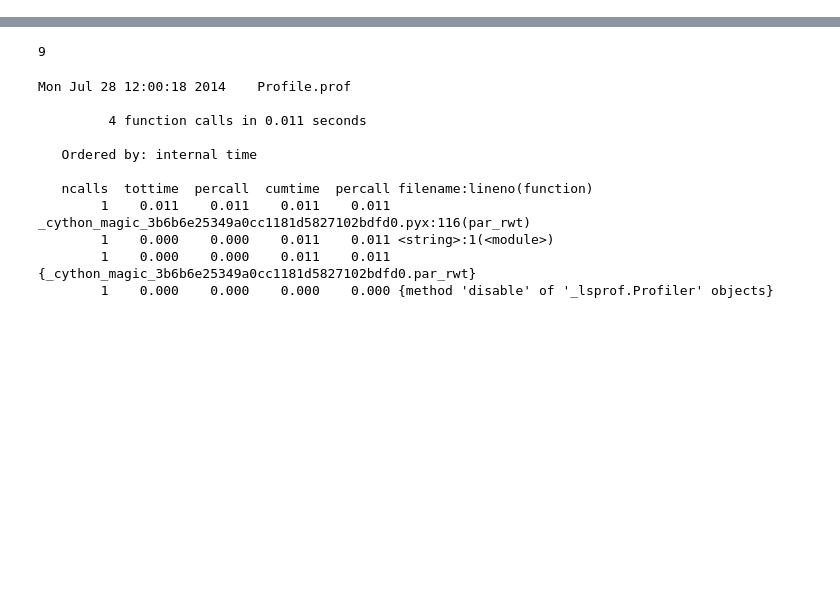
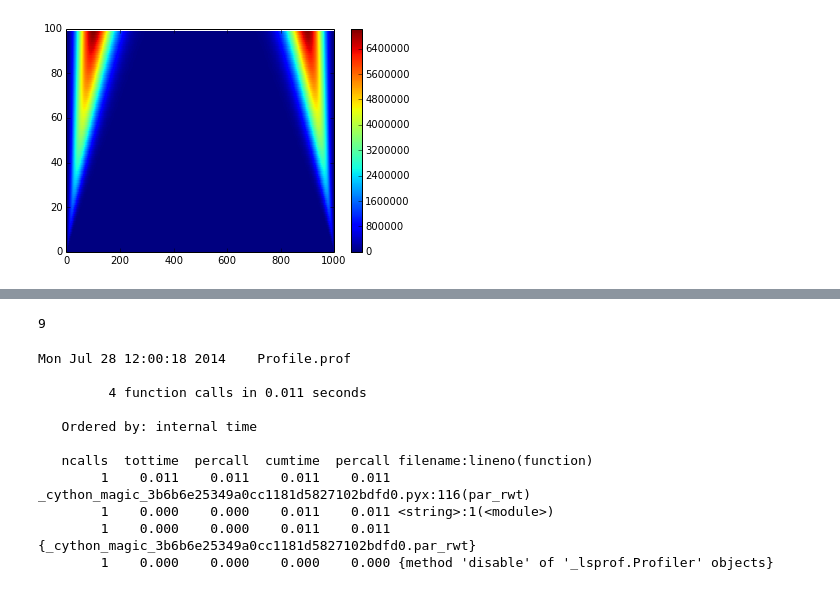
Before and after one commit to buckie/wtmm-python, a Jupyter notebook: notebooks/ricker wavelet cython.ipynb, the cells around one changed output, grey strips where cells are left out. Saved outputs shown, nothing was run; the diff lists cells and outputs as text; code cells hidden in the pictures; blank space fills up the shorter version.

```diff
--- a/notebooks/ricker wavelet cython.ipynb
+++ b/notebooks/ricker wavelet cython.ipynb
@@ -201 +217,10 @@ import numpy as np
+# %%
+scales = np.arange(1, len(prices)/10, dtype=np.float64)
+
+w_coefs = rwt(prices, scales)**2
+plt.pcolor(w_coefs)
+plt.colorbar()
+plt.show()
+# %% [output]
+[figure, added]
 # %%
```
Also changed, not shown: parts of 7 cells of this notebook, 1 other file.
